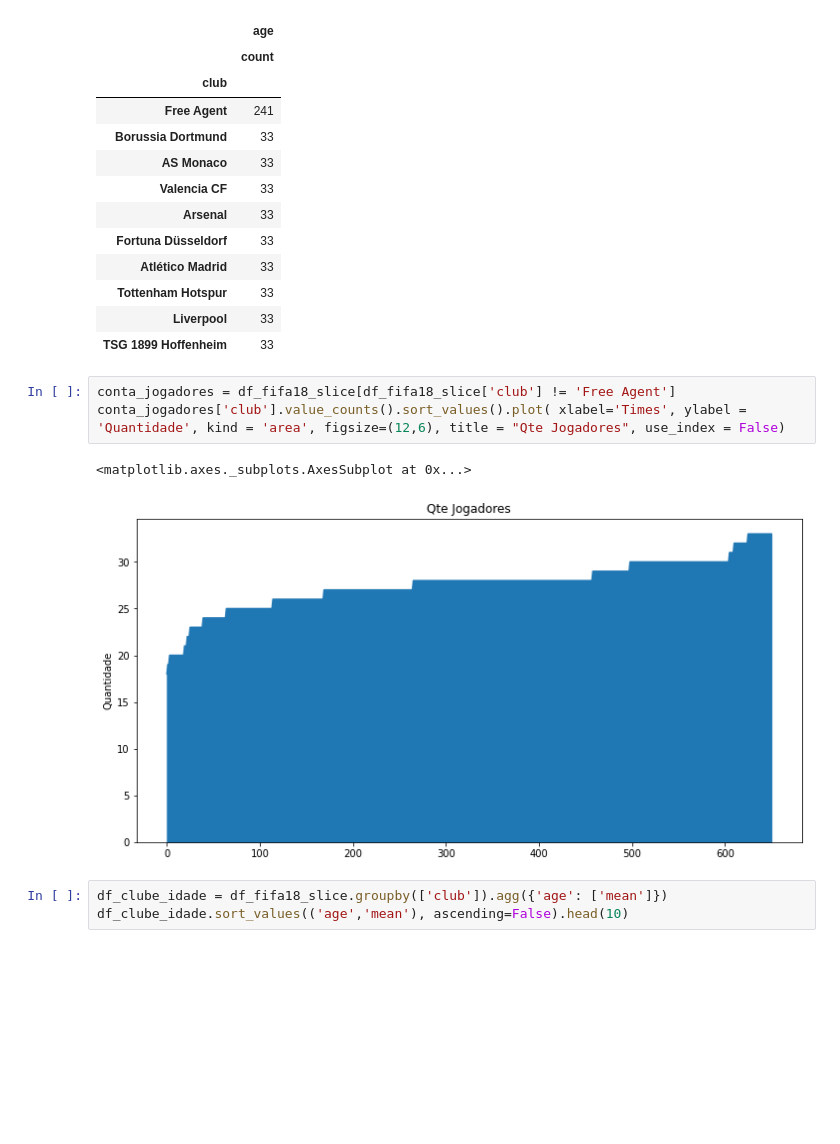
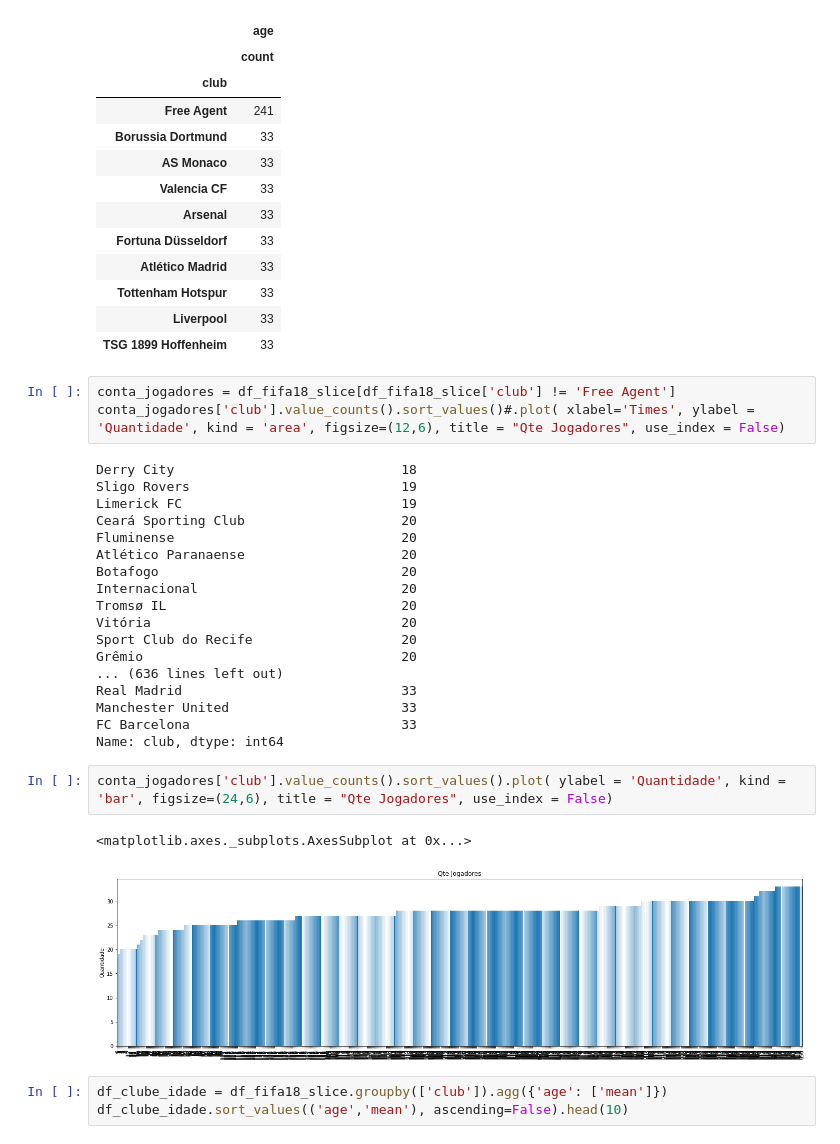
Before and after one commit to Mvital74/datasharing, a Jupyter notebook: exercicio_9_plot.ipynb, the cells around one changed output. Drawn from its saved outputs; the diff is of its cells as text; blank space fills up the shorter version.

```diff
--- a/exercicio_9_plot.ipynb
+++ b/exercicio_9_plot.ipynb
@@ -290,10 +290,30 @@ df_qt_jog_clube.sort_values(('age', 'count'), ascending=False).head(10)
 | TSG 1899 Hoffenheim | 33 |
 # %%
 conta_jogadores = df_fifa18_slice[df_fifa18_slice['club'] != 'Free Agent']
-conta_jogadores['club'].value_counts().sort_values().plot( xlabel='Times', ylabel = 'Quantidade', kind = 'area', figsize=(12,6), title = "Qte Jogadores", use_index = False)
+conta_jogadores['club'].value_counts().sort_values()#.plot( xlabel='Times', ylabel = 'Quantidade', kind = 'area', figsize=(12,6), title = "Qte Jogadores", use_index = False)
 # %% [output]
-<matplotlib.axes._subplots.AxesSubplot at 0x...>
+Derry City                             18
+Sligo Rovers                           19
+Limerick FC                            19
+Ceará Sporting Club                    20
+Fluminense                             20
+Atlético Paranaense                    20
+Botafogo                               20
+Internacional                          20
+Tromsø IL                              20
+Vitória                                20
+Sport Club do Recife                   20
+Grêmio                                 20
+... (636 lines left out)
+Real Madrid                            33
+Manchester United                      33
+FC Barcelona                           33
+Name: club, dtype: int64
-[figure, removed]
+# %%
+conta_jogadores['club'].value_counts().sort_values().plot( ylabel = 'Quantidade', kind = 'bar', figsize=(24,6), title = "Qte Jogadores", use_index = False)
+# %% [output]
+<matplotlib.axes._subplots.AxesSubplot at 0x...>
+[figure, added]
 # %%
 df_clube_idade = df_fifa18_slice.groupby(['club']).agg({'age': ['mean']})
 df_clube_idade.sort_values(('age','mean'), ascending=False).head(10)
```
Also changed, not shown: parts of 2 cells of this notebook.
